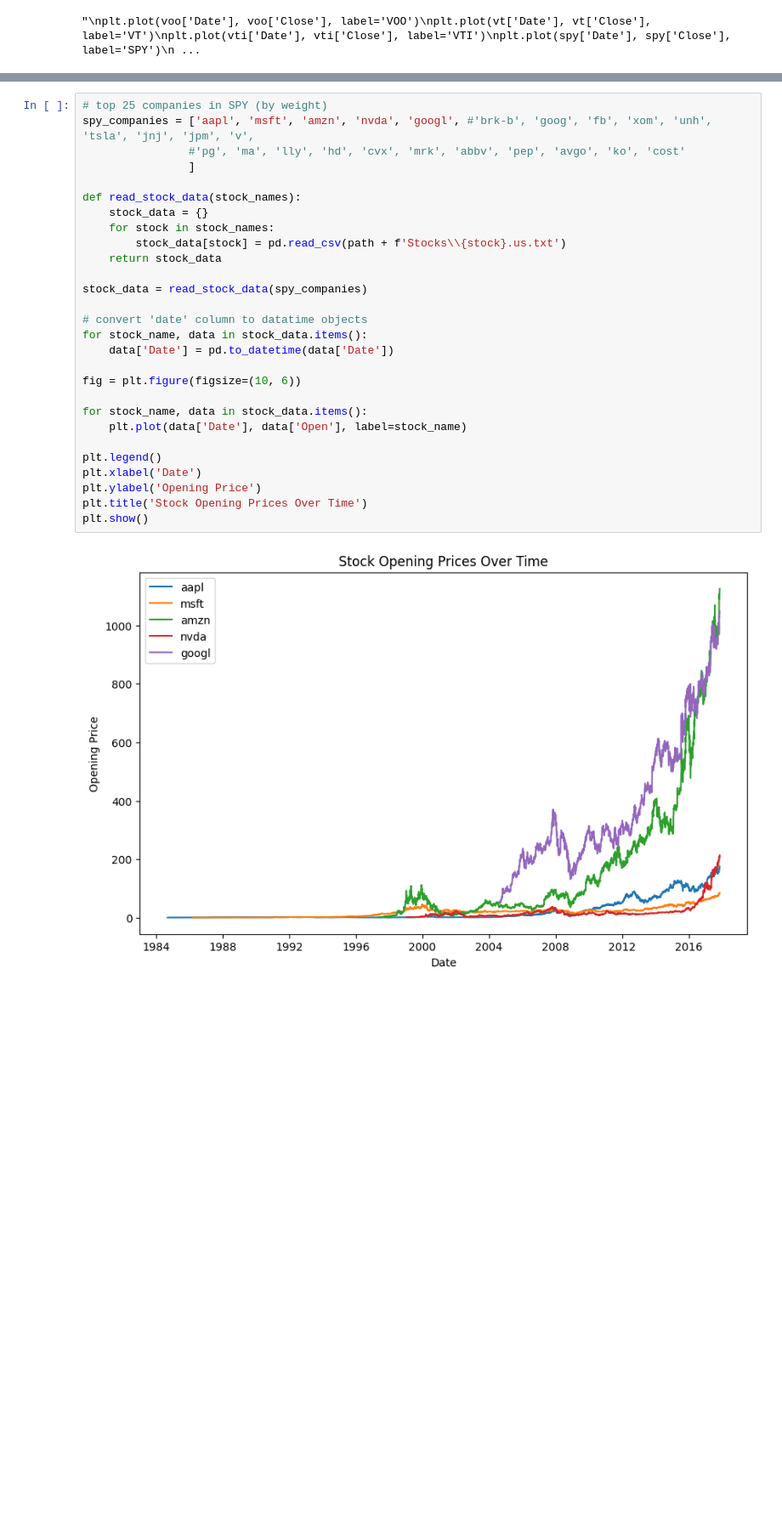
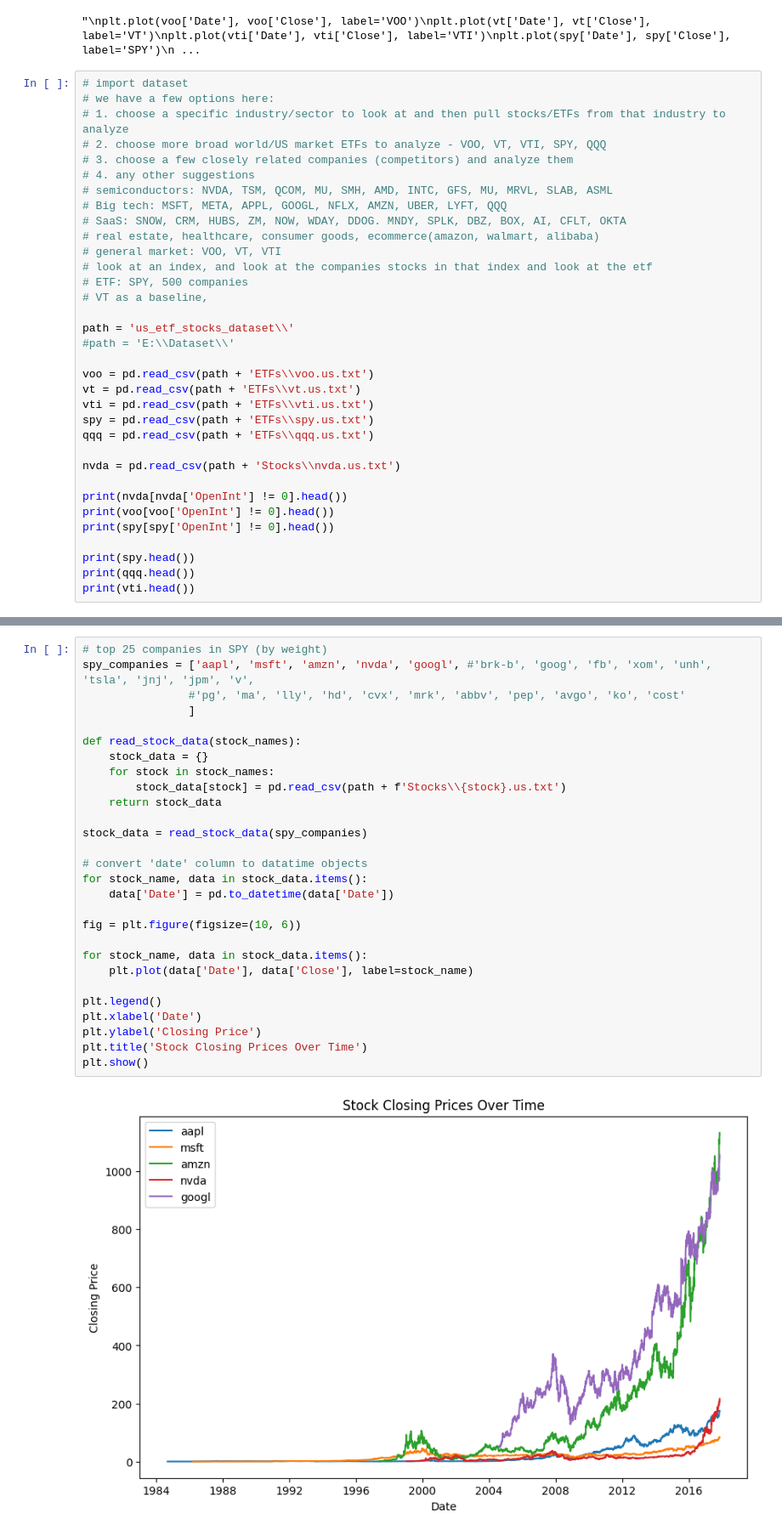
Before and after one commit to RussellChien/ECS171_Term-Project-Stock-Forecaster, a Jupyter notebook: Term_Project.ipynb, the cells around one changed output, grey strips where cells are left out. Shown at 85% size. Saved outputs shown, nothing was run; the diff lists cells and outputs as text; blank space fills up the shorter version.

```diff
--- a/Term_Project.ipynb
+++ b/Term_Project.ipynb
@@ -110,3 +58,37 @@ plt.show()
 '''
 # %% [output]
 "\nplt.plot(voo['Date'], voo['Close'], label='VOO')\nplt.plot(vt['Date'], vt['Close'], label='VT')\nplt.plot(vti['Date'], vti['Close'], label='VTI')\nplt.plot(spy['Date'], spy['Close'], label='SPY')\n ...
+# %%
+# import dataset
+# we have a few options here:
+# 1. choose a specific industry/sector to look at and then pull stocks/ETFs from that industry to analyze
+# 2. choose more broad world/US market ETFs to analyze - VOO, VT, VTI, SPY, QQQ
+# 3. choose a few closely related companies (competitors) and analyze them
+# 4. any other suggestions
+# semiconductors: NVDA, TSM, QCOM, MU, SMH, AMD, INTC, GFS, MU, MRVL, SLAB, ASML
+# Big tech: MSFT, META, APPL, GOOGL, NFLX, AMZN, UBER, LYFT, QQQ
+# SaaS: SNOW, CRM, HUBS, ZM, NOW, WDAY, DDOG. MNDY, SPLK, DBZ, BOX, AI, CFLT, OKTA
+# real estate, healthcare, consumer goods, ecommerce(amazon, walmart, alibaba)
+# general market: VOO, VT, VTI
+# look at an index, and look at the companies stocks in that index and look at the etf
+# ETF: SPY, 500 companies
+# VT as a baseline,
+
+path = 'us_etf_stocks_dataset\\'
+#path = 'E:\\Dataset\\'
+
+voo = pd.read_csv(path + 'ETFs\\voo.us.txt')
+vt = pd.read_csv(path + 'ETFs\\vt.us.txt')
+vti = pd.read_csv(path + 'ETFs\\vti.us.txt')
+spy = pd.read_csv(path + 'ETFs\\spy.us.txt')
+qqq = pd.read_csv(path + 'ETFs\\qqq.us.txt')
+
+nvda = pd.read_csv(path + 'Stocks\\nvda.us.txt')
+
+print(nvda[nvda['OpenInt'] != 0].head())
+print(voo[voo['OpenInt'] != 0].head())
+print(spy[spy['OpenInt'] != 0].head())
+
+print(spy.head())
+print(qqq.head())
+print(vti.head())
@@ -127,30 +127,30 @@ plt.show()
 # %%
 # top 25 companies in SPY (by weight)
 spy_companies = ['aapl', 'msft', 'amzn', 'nvda', 'googl', #'brk-b', 'goog', 'fb', 'xom', 'unh', 'tsla', 'jnj', 'jpm', 'v',
                 #'pg', 'ma', 'lly', 'hd', 'cvx', 'mrk', 'abbv', 'pep', 'avgo', 'ko', 'cost'
                 ]
 
 def read_stock_data(stock_names):
     stock_data = {}
     for stock in stock_names:
         stock_data[stock] = pd.read_csv(path + f'Stocks\\{stock}.us.txt')
     return stock_data
 
 stock_data = read_stock_data(spy_companies)
 
 # convert 'date' column to datatime objects
 for stock_name, data in stock_data.items():
     data['Date'] = pd.to_datetime(data['Date'])
 
 fig = plt.figure(figsize=(10, 6))
 
 for stock_name, data in stock_data.items():
-    plt.plot(data['Date'], data['Open'], label=stock_name)
+    plt.plot(data['Date'], data['Close'], label=stock_name)
 
 plt.legend()
 plt.xlabel('Date')
-plt.ylabel('Opening Price')
-plt.title('Stock Opening Prices Over Time')
+plt.ylabel('Closing Price')
+plt.title('Stock Closing Prices Over Time')
 plt.show()
 # %% [output]
-[figure, old version]
+[figure, new version]
```
Also changed, not shown: parts of 35 cells of this notebook.
